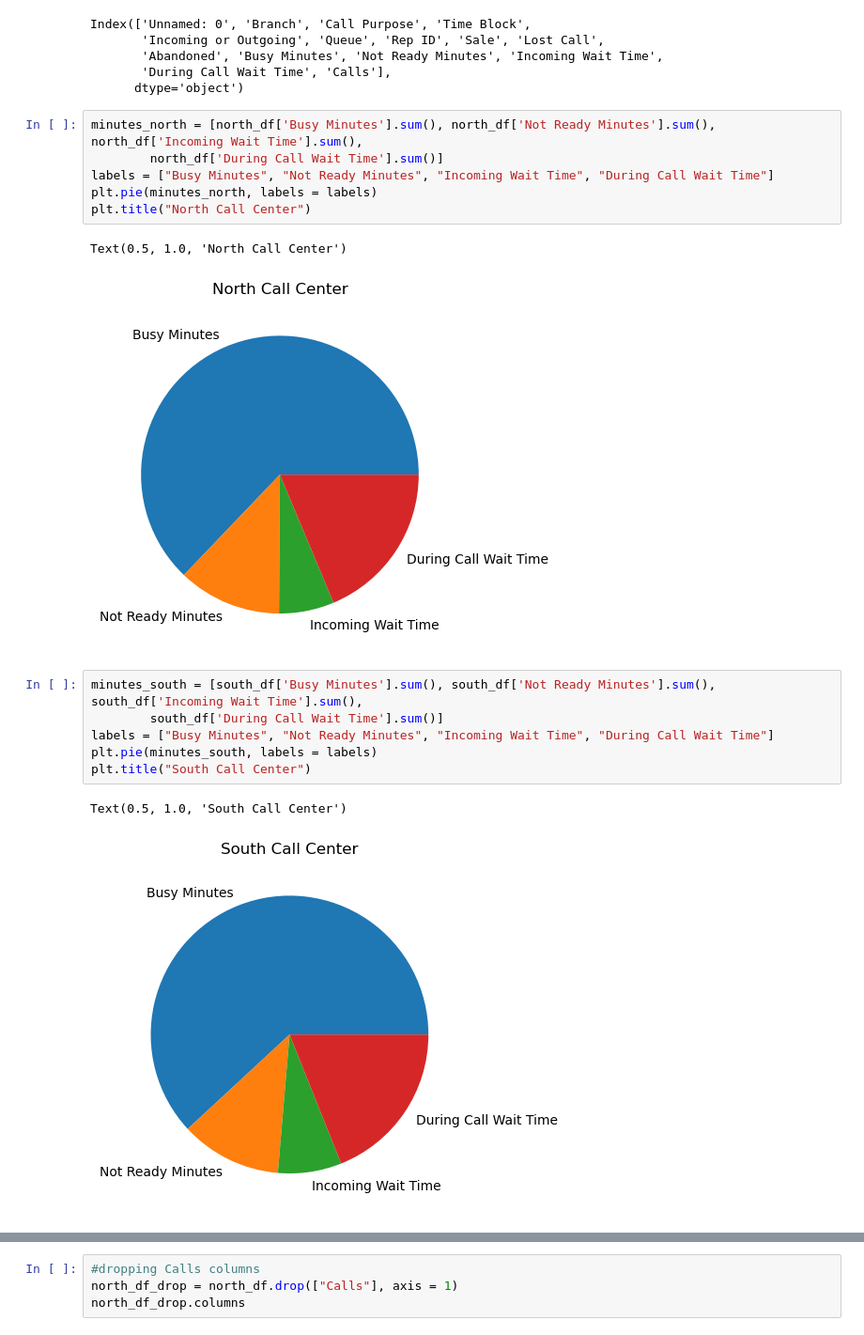
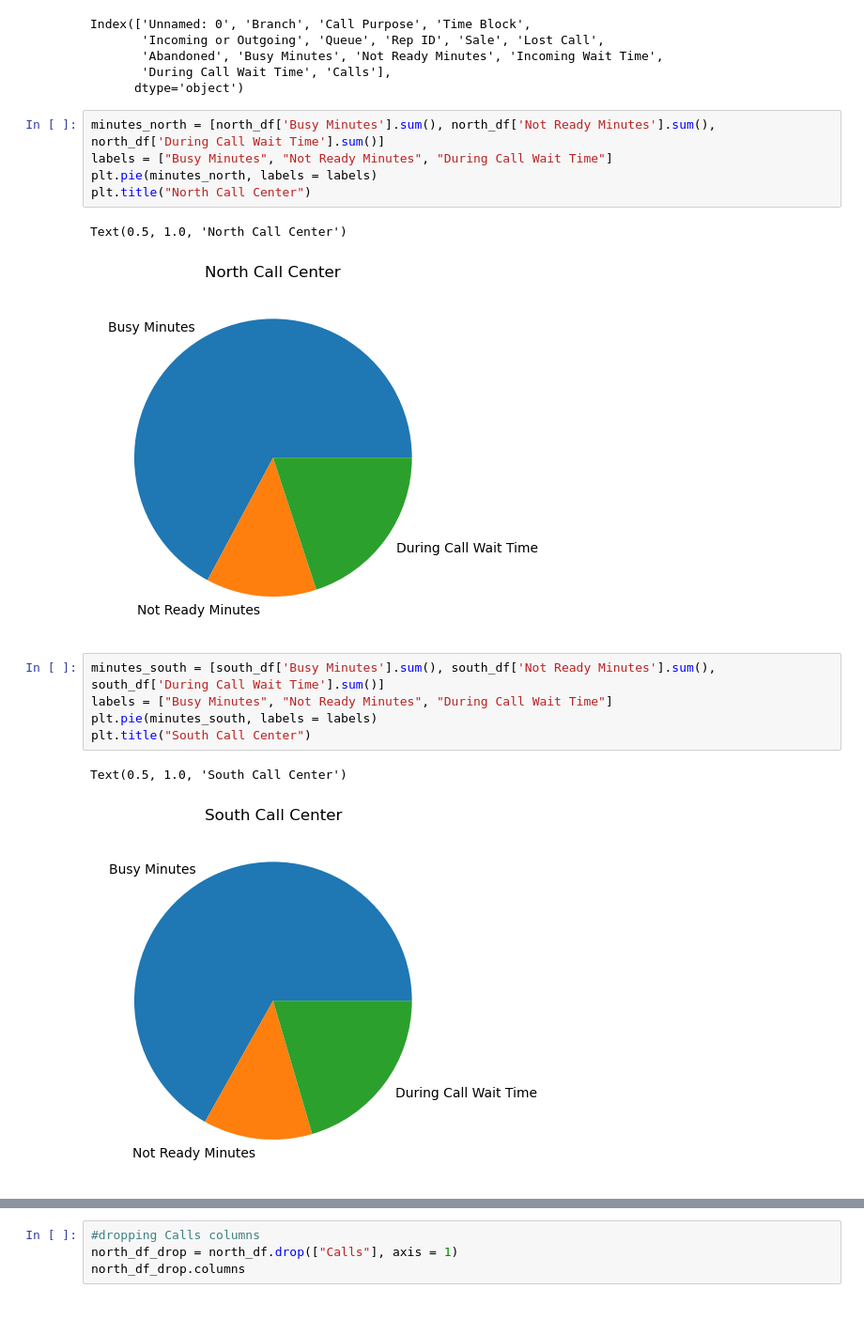
Before and after one commit to odelmas-sci/call-center-cleanup-assignment-2, a Jupyter notebook: Call_Center_Cleanup.ipynb, the cells around one changed output, grey strips where cells are left out. Shown at 94% size. Cells and saved outputs as stored; diff of their text form.

```diff
--- a/Call_Center_Cleanup.ipynb
+++ b/Call_Center_Cleanup.ipynb
@@ -318,23 +310,21 @@ Index(['Unnamed: 0', 'Branch', 'Call Purpose', 'Time Block',
        'During Call Wait Time', 'Calls'],
       dtype='object')
 # %%
-minutes_north = [north_df['Busy Minutes'].sum(), north_df['Not Ready Minutes'].sum(), north_df['Incoming Wait Time'].sum(),
-        north_df['During Call Wait Time'].sum()]
-labels = ["Busy Minutes", "Not Ready Minutes", "Incoming Wait Time", "During Call Wait Time"]
+minutes_north = [north_df['Busy Minutes'].sum(), north_df['Not Ready Minutes'].sum(), north_df['During Call Wait Time'].sum()]
+labels = ["Busy Minutes", "Not Ready Minutes", "During Call Wait Time"]
 plt.pie(minutes_north, labels = labels)
 plt.title("North Call Center")
 # %% [output]
 Text(0.5, 1.0, 'North Call Center')
-[figure, old version]
+[figure, new version]
 # %%
-minutes_south = [south_df['Busy Minutes'].sum(), south_df['Not Ready Minutes'].sum(), south_df['Incoming Wait Time'].sum(),
-        south_df['During Call Wait Time'].sum()]
-labels = ["Busy Minutes", "Not Ready Minutes", "Incoming Wait Time", "During Call Wait Time"]
+minutes_south = [south_df['Busy Minutes'].sum(), south_df['Not Ready Minutes'].sum(), south_df['During Call Wait Time'].sum()]
+labels = ["Busy Minutes", "Not Ready Minutes", "During Call Wait Time"]
 plt.pie(minutes_south, labels = labels)
 plt.title("South Call Center")
 # %% [output]
 Text(0.5, 1.0, 'South Call Center')
-[figure, old version]
+[figure, new version]
 # %%
 #index = str([1,2,3])
 #north_bar_chart = pd.DataFrame(north_df[['Busy Minutes','Not Ready Minutes','Incoming Wait Time'], index].T)
```
Also changed, not shown: parts of 13 cells of this notebook.
